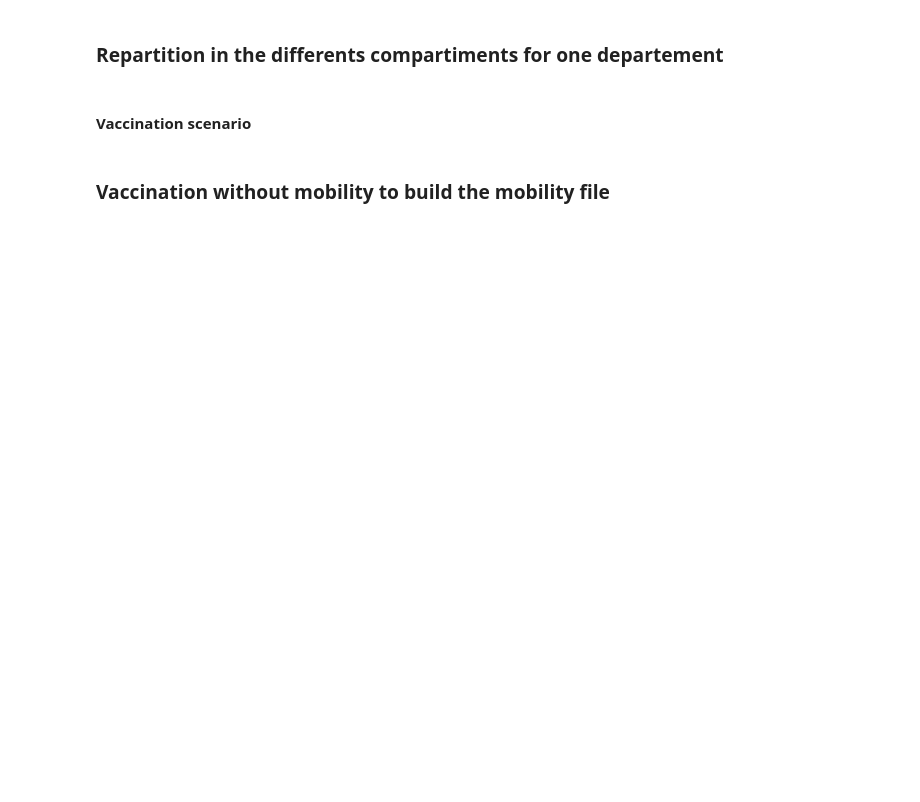
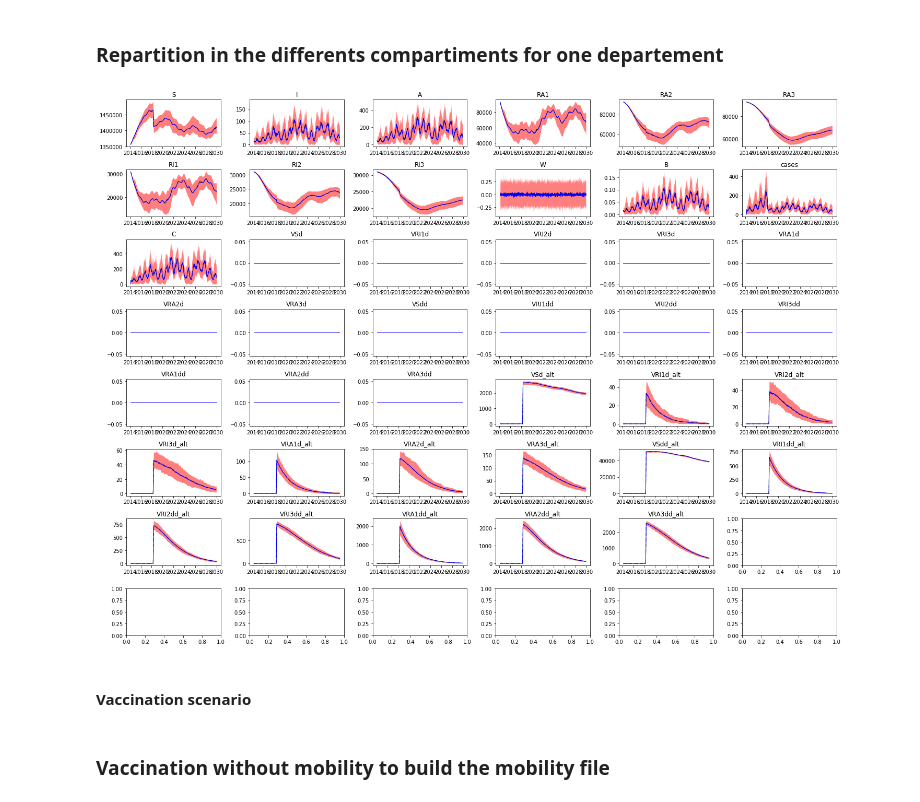
Before and after one commit to jcblemai/haiti-mass-ocv-campaign, a Jupyter notebook: forecast.ipynb, the cells around one changed output. Cells and saved outputs as stored; diff of their text form; code cells hidden in the pictures; blank space fills up the shorter version.

```diff
--- a/forecast.ipynb
+++ b/forecast.ipynb
@@ -209,20 +276,22 @@ fig.tight_layout()
 # %% [markdown]
 ### Repartition in the differents compartiments for one departement
 # %%
-dp = 'Grande_Anse'
+dp = 'Artibonite'
 ti = input_parameters['t_start']
 tf = input_parameters['t_end']
 tf = t_for
 fig, axes = plt.subplots((len(compartments))//5, 6, figsize=(20,15), squeeze = True);
 axes = axes.flatten();
 for i, comp in enumerate(compartments):
     axes[i].fill_between(all_data[dp][comp]['q05'][ti:tf].index, all_data[dp][comp]['q05'][ti:tf], all_data[dp][comp]['q95'][ti:tf], alpha = .5, color = 'red', linewidth = 0)
     axes[i].plot(all_data[dp][comp]['mean'][ti:tf], linewidth=1, alpha = 1,linestyle='-.', color = 'black')
     axes[i].plot(all_data[dp][comp]['q50'][ti:tf], alpha = 1,linestyle='-', linewidth = 1, color = 'blue')
     axes[i].set_title(comp)
     #axes[i].legend()
     #axes[i].set_ylim(0)
 
 fig.tight_layout()
+# %% [output]
+[figure, added]
 # %% [markdown]
 #### Vaccination scenario
```
Also changed, not shown: parts of 10 cells of this notebook, 1 other file.
